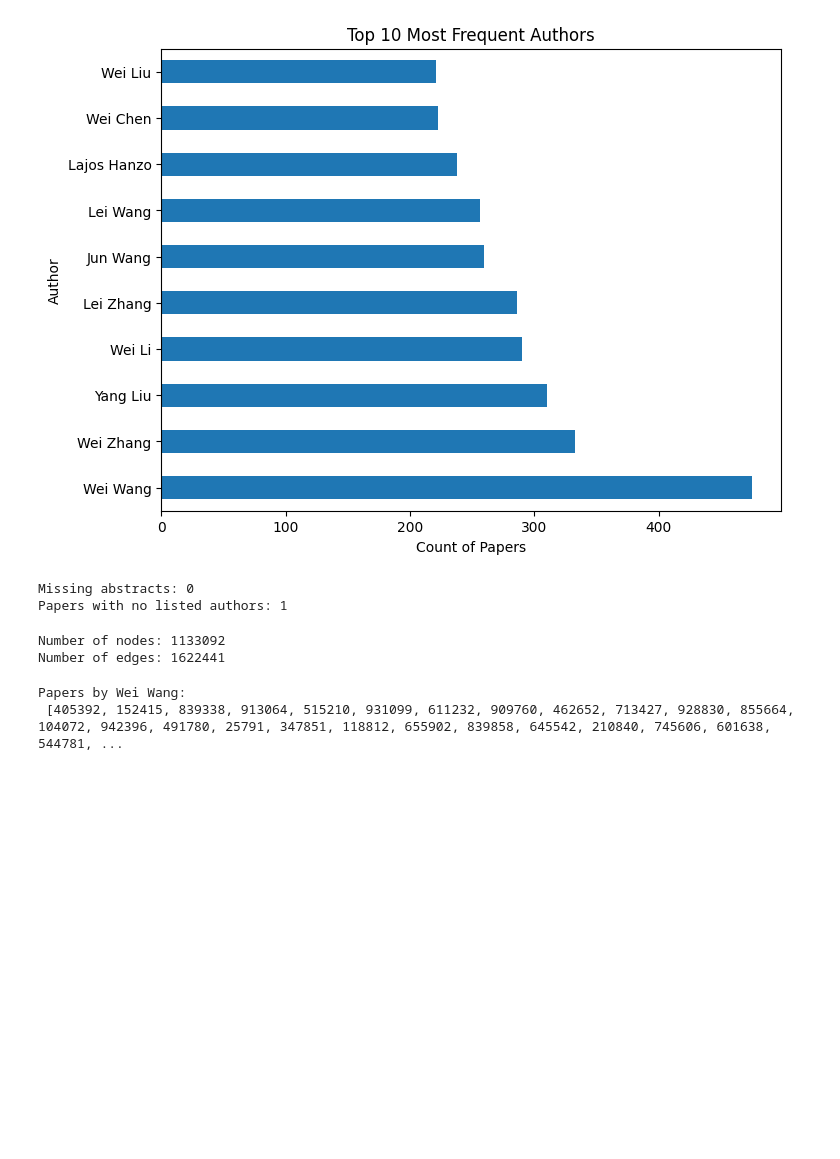
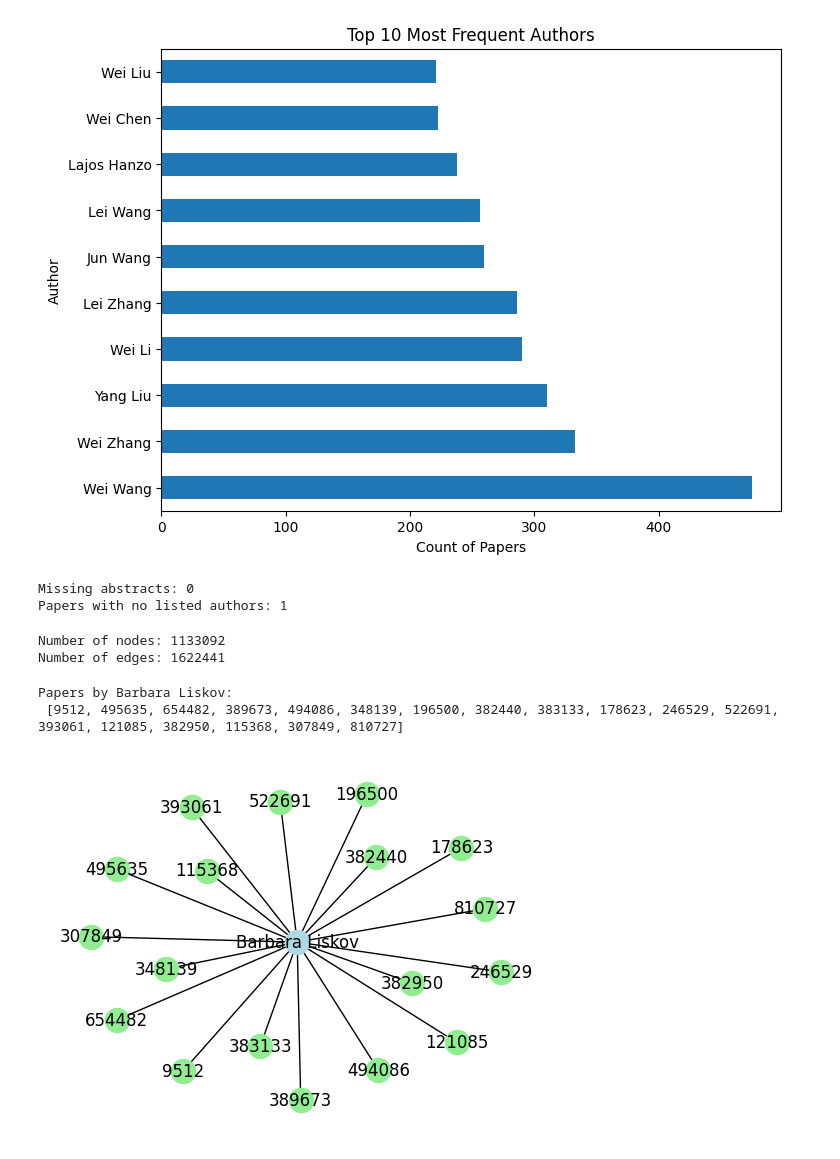
Before and after one commit to ishaangarg9/RecommenderSystem-Project, a Jupyter notebook: dataclean.ipynb, the cells around one changed output. Drawn from its saved outputs; the diff is of its cells as text; code cells hidden in the pictures; blank space fills up the shorter version.

Commit message:
edit knowledge graph

```diff
--- a/dataclean.ipynb
+++ b/dataclean.ipynb
@@ -152,9 +152,28 @@ Number of nodes: 1133092
 Number of edges: 1622441
 # %%
 # Suppose you want to see which papers a particular author wrote:
-author_node = "Wei Wang"
+author_node = "Barbara Liskov"
 papers_by_author = [n for n in G.neighbors(author_node) if G.nodes[n]['label'] == 'paper']
 print(f"Papers by {author_node}:\n", papers_by_author)
 # %% [output]
-Papers by Wei Wang:
- [405392, 152415, 839338, 913064, 515210, 931099, 611232, 909760, 462652, 713427, 928830, 855664, 104072, 942396, 491780, 25791, 347851, 118812, 655902, 839858, 645542, 210840, 745606, 601638, 544781, ...
+Papers by Barbara Liskov:
+ [9512, 495635, 654482, 389673, 494086, 348139, 196500, 382440, 383133, 178623, 246529, 522691, 393061, 121085, 382950, 115368, 307849, 810727]
+# %%
+import matplotlib.pyplot as plt
+
+# Subgraph for quick visualization
+sub_nodes = list(papers_by_author) + [author_node]
+H = G.subgraph(sub_nodes)
+
+pos = nx.spring_layout(H)
+author_nodes = [node for node in H if H.nodes[node]['label'] == 'author']
+paper_nodes = [node for node in H if H.nodes[node]['label'] == 'paper']
+
+nx.draw_networkx_nodes(H, pos, nodelist=author_nodes, node_color='lightblue')
+nx.draw_networkx_nodes(H, pos, nodelist=paper_nodes, node_color='lightgreen')
+nx.draw_networkx_edges(H, pos)
+nx.draw_networkx_labels(H, pos)
+plt.axis('off')
+plt.show()
+# %% [output]
+[figure, added]
```
